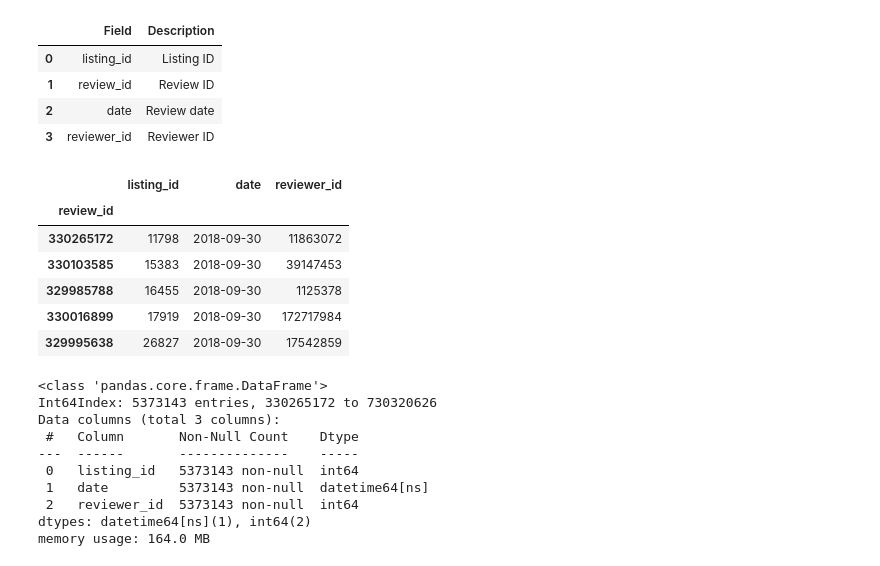
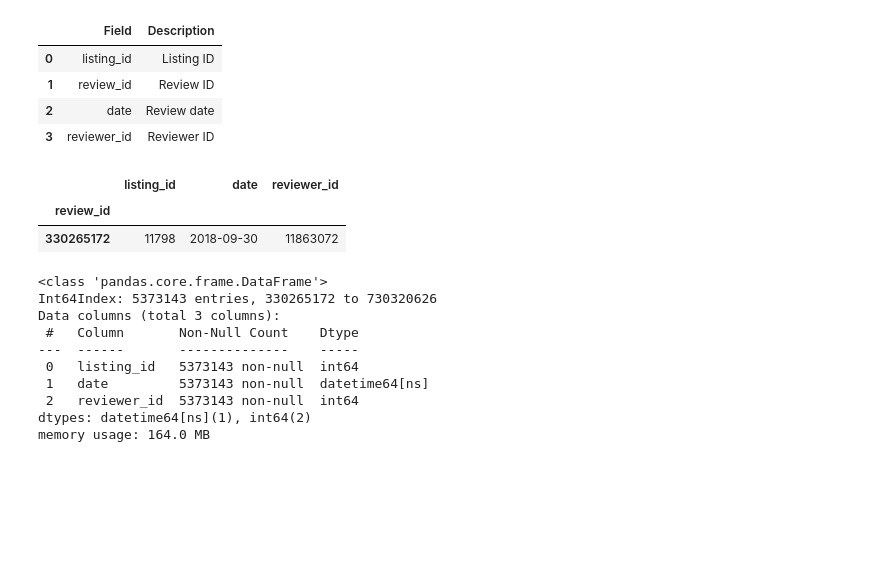
Before and after one commit to AbdullahAlrebdi/week3_project, a Jupyter notebook: main.ipynb, the cells around one changed output. Saved outputs shown, nothing was run; the diff lists cells and outputs as text; code cells hidden in the pictures; blank space fills up the shorter version.

```diff
--- a/main.ipynb
+++ b/main.ipynb
@@ -47,15 +53,11 @@ df_reviews_dic
 # %%
 # read the reviews data
 df_reviews = pd.read_csv(url_reviews, index_col='review_id', parse_dates=['date'])
-df_reviews.head()
+df_reviews.head(1)
 # %% [output]
 |  | listing_id | date | reviewer_id |
 | review_id |  |  |  |
 | 330265172 | 11798 | 2018-09-30 | 11863072 |
-| 330103585 | 15383 | 2018-09-30 | 39147453 |
-| 329985788 | 16455 | 2018-09-30 | 1125378 |
-| 330016899 | 17919 | 2018-09-30 | 172717984 |
-| 329995638 | 26827 | 2018-09-30 | 17542859 |
 # %%
 # Present the columns information
 df_reviews.info(show_counts=True)
```
Also changed, not shown: parts of 8 cells of this notebook.
